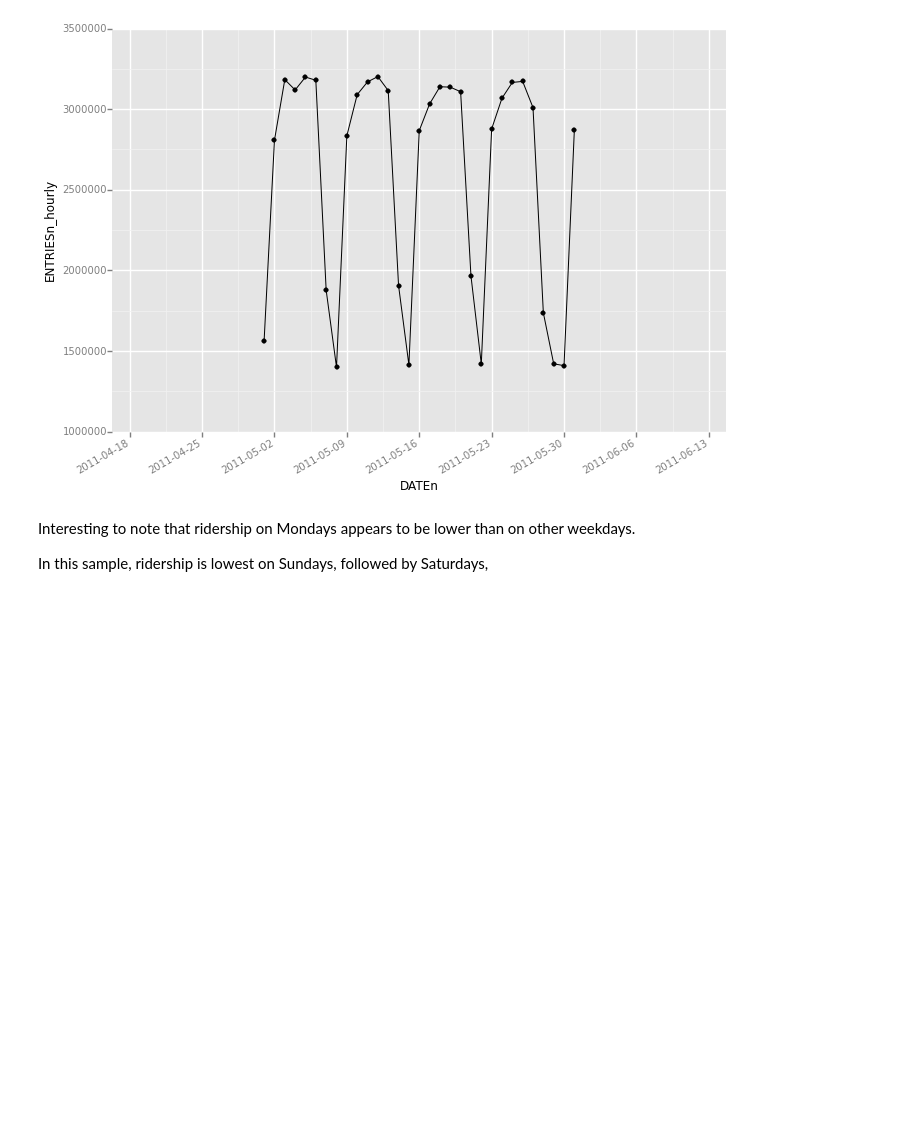
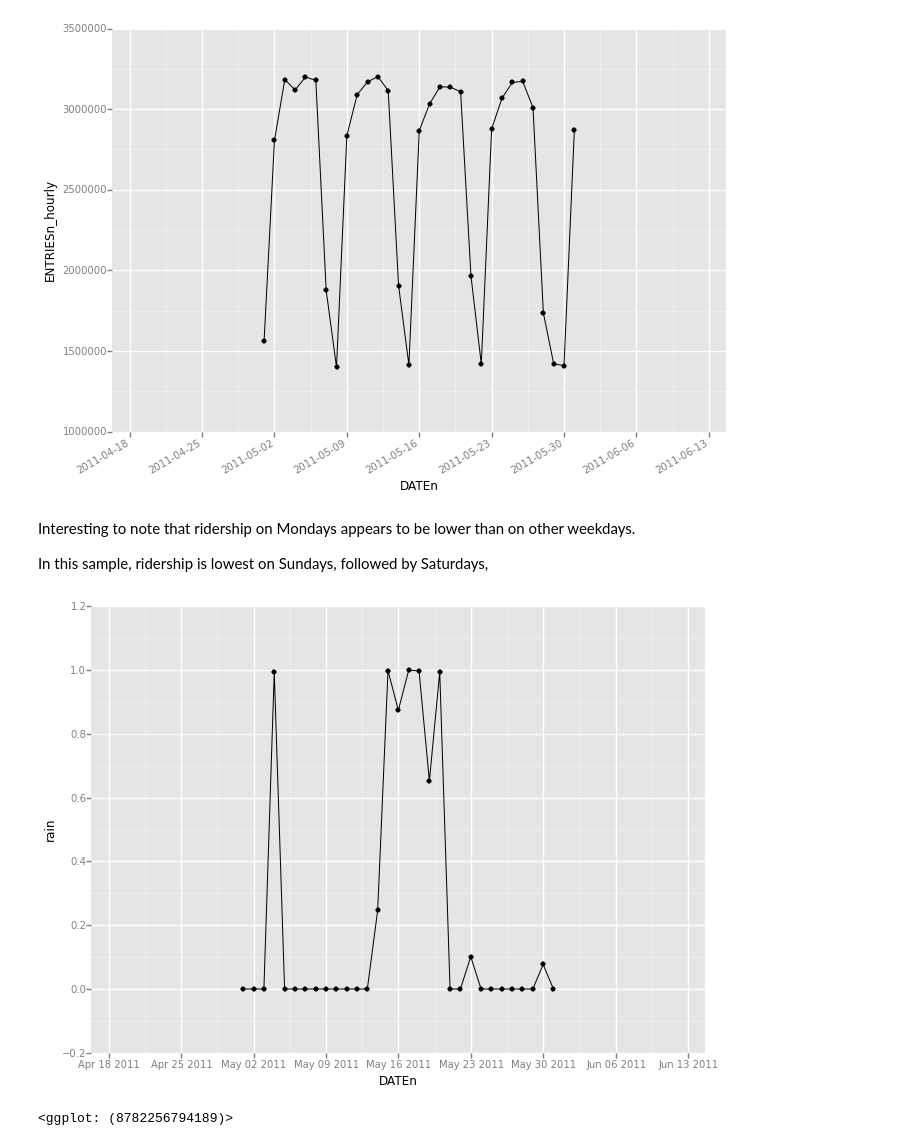
Before and after one commit to laixer/subway-ridership-analysis, a Jupyter notebook: ridership_analysis.ipynb, the cells around one changed output. Cells and saved outputs as stored; diff of their text form; code cells hidden in the pictures; blank space fills up the shorter version.

Commit message:
Add plot for date vs rain.

```diff
--- a/ridership_analysis.ipynb
+++ b/ridership_analysis.ipynb
@@ -93,3 +93,13 @@ p.draw()
 Interesting to note that ridership on Mondays appears to be lower than on other weekdays.
 
 In this sample, ridership is lowest on Sundays, followed by Saturdays,
+# %%
+turnstile_data_weather = turnstile_data[['DATEn', 'rain']].groupby(['DATEn'], as_index=False).aggregate(lambda x: sum(x) / float(len(x)))
+#turnstile_data_weather
+# %%
+ggplot(turnstile_data_weather, aes(x='DATEn', y='rain')) + \
+    geom_point() + \
+    geom_line()
+# %% [output]
+[figure, added]
+<ggplot: (8782256794189)>
```
